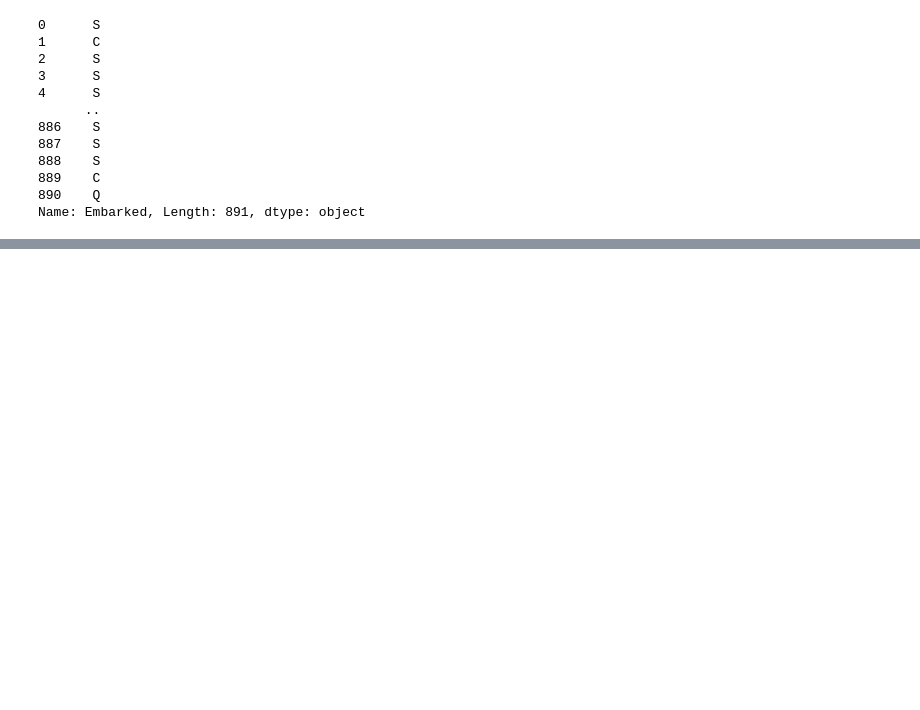
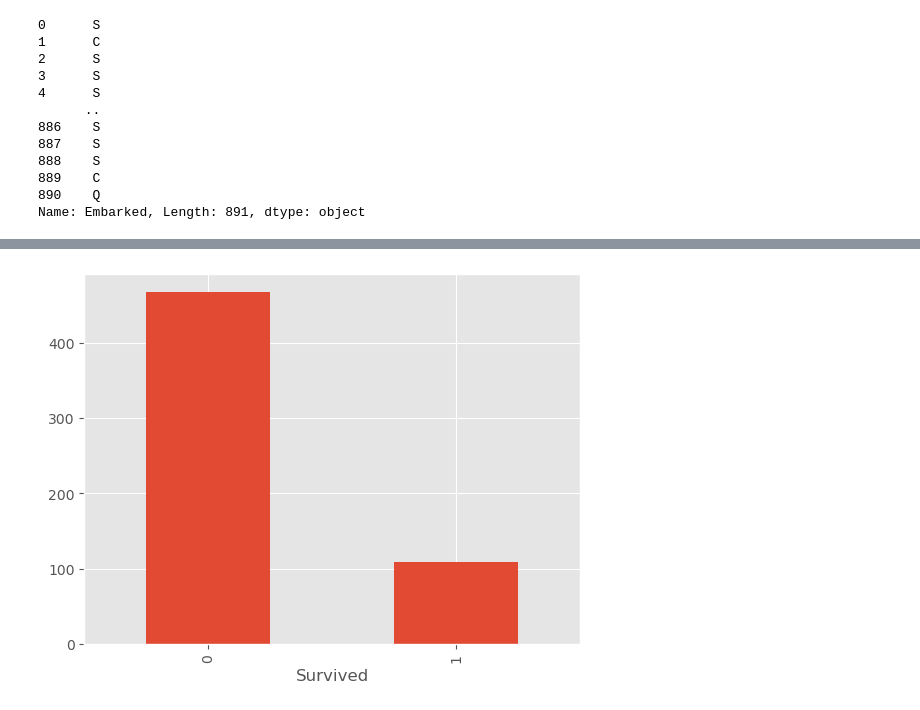
Before and after one commit to alexanderchosen/eda_with_python, a Jupyter notebook: Titanic_dataset_eda/titanic.ipynb, the cells around one changed output, grey strips where cells are left out. Drawn from its saved outputs; the diff is of its cells as text; code cells hidden in the pictures; blank space fills up the shorter version.

```diff
--- a/Titanic_dataset_eda/titanic.ipynb
+++ b/Titanic_dataset_eda/titanic.ipynb
@@ -290,0 +410,6 @@ Name: Embarked, Length: 891, dtype: object
+# %%
+# to compare and show the number of males that survived and did not survive
+ax = df.query('Sex == "male"').groupby('Survived').size().plot(kind = 'bar')
+plt.show()
+# %% [output]
+[figure, added]
```
Also changed, not shown: parts of 31 cells of this notebook.
